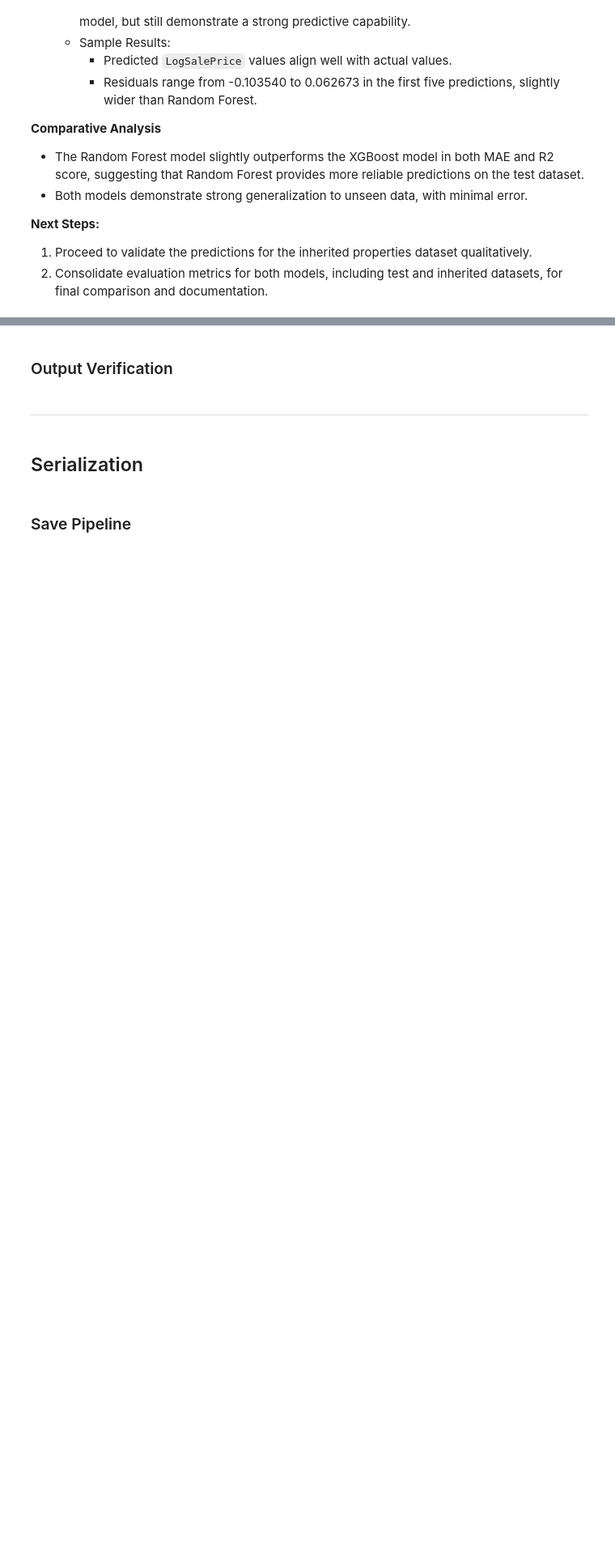
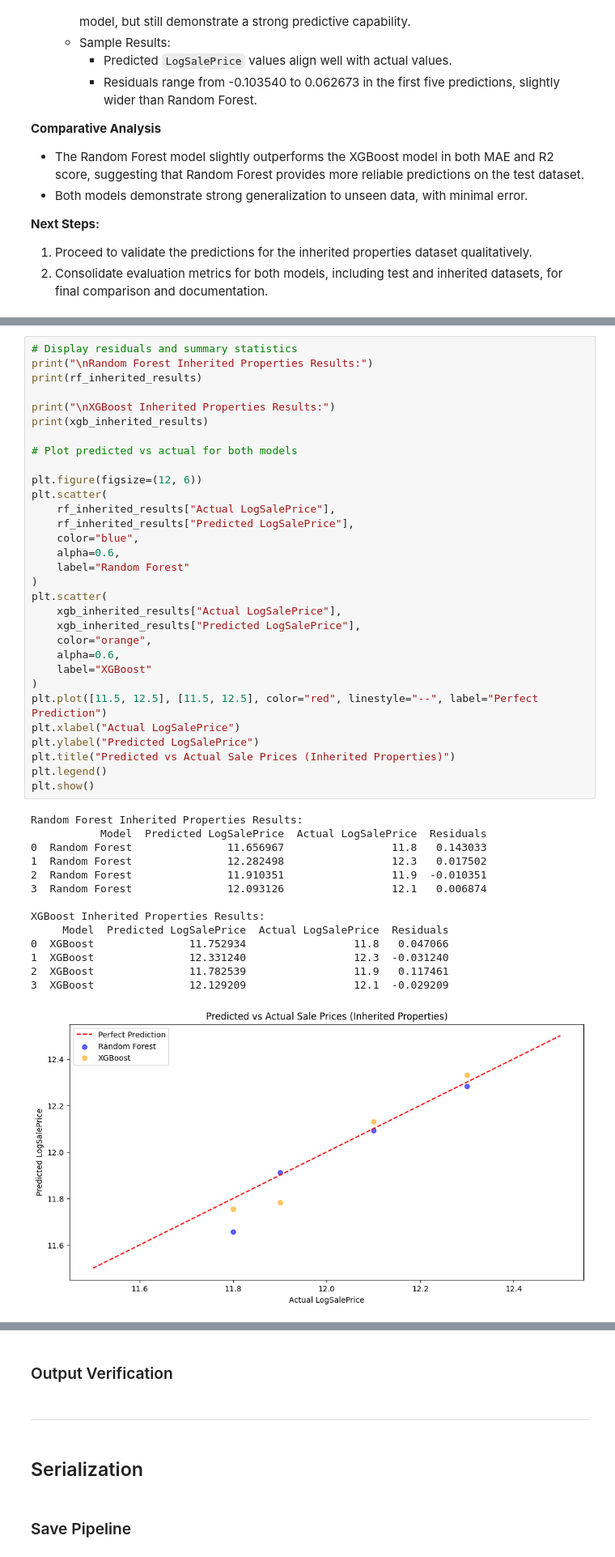
Before and after one commit to TonichaB/Predictive-Analytics-PP5, a Jupyter notebook: jupyter_notebooks/06_Final_Pipeline_and_Deployment_Preparation.ipynb, the cells around one changed output, grey strips where cells are left out. Shown: that part at 81% size. Cells and saved outputs as stored; diff of their text form; blank space fills up the shorter version.

```diff
--- a/jupyter_notebooks/06_Final_Pipeline_and_Deployment_Preparation.ipynb
+++ b/jupyter_notebooks/06_Final_Pipeline_and_Deployment_Preparation.ipynb
@@ -696,0 +755,46 @@ Random Forest Test Results (First 5 Rows):
+# %%
+# Display residuals and summary statistics
+print("\nRandom Forest Inherited Properties Results:")
+print(rf_inherited_results)
+
+print("\nXGBoost Inherited Properties Results:")
+print(xgb_inherited_results)
+
+# Plot predicted vs actual for both models
+
+plt.figure(figsize=(12, 6))
+plt.scatter(
+    rf_inherited_results["Actual LogSalePrice"],
+    rf_inherited_results["Predicted LogSalePrice"],
+    color="blue",
+    alpha=0.6,
+    label="Random Forest"
+)
+plt.scatter(
+    xgb_inherited_results["Actual LogSalePrice"],
+    xgb_inherited_results["Predicted LogSalePrice"],
+    color="orange",
+    alpha=0.6,
+    label="XGBoost"
+)
+plt.plot([11.5, 12.5], [11.5, 12.5], color="red", linestyle="--", label="Perfect Prediction")
+plt.xlabel("Actual LogSalePrice")
+plt.ylabel("Predicted LogSalePrice")
+plt.title("Predicted vs Actual Sale Prices (Inherited Properties)")
+plt.legend()
+plt.show()
+# %% [output]
+Random Forest Inherited Properties Results:
+           Model  Predicted LogSalePrice  Actual LogSalePrice  Residuals
+0  Random Forest               11.656967                 11.8   0.143033
+1  Random Forest               12.282498                 12.3   0.017502
+2  Random Forest               11.910351                 11.9  -0.010351
+3  Random Forest               12.093126                 12.1   0.006874
+
+XGBoost Inherited Properties Results:
+     Model  Predicted LogSalePrice  Actual LogSalePrice  Residuals
+0  XGBoost               11.752934                 11.8   0.047066
+1  XGBoost               12.331240                 12.3  -0.031240
+2  XGBoost               11.782539                 11.9   0.117461
+3  XGBoost               12.129209                 12.1  -0.029209
+[figure, added]
```
Also changed, not shown: parts of 3 cells of this notebook.
